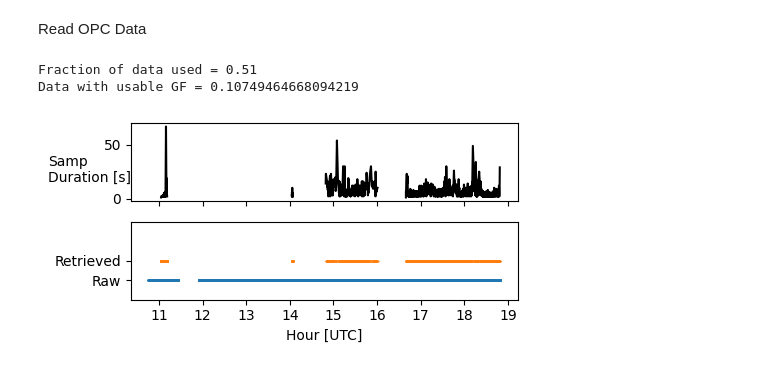
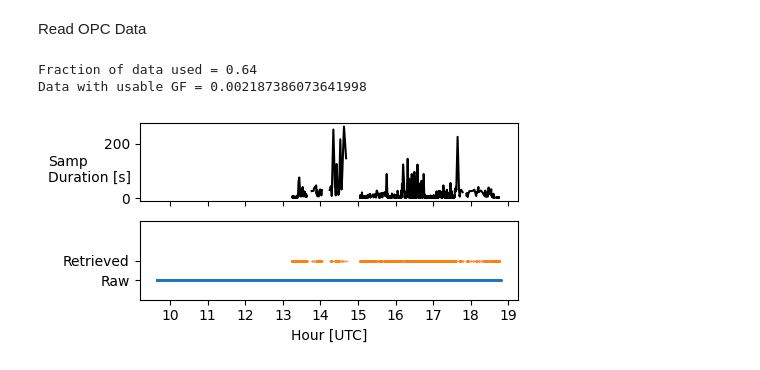
Before and after one commit to csoloff/dash, a Jupyter notebook: opc_process_peak.ipynb, the cells around one changed output. Drawn from its saved outputs; the diff is of its cells as text; code cells hidden in the pictures.

```diff
--- a/opc_process_peak.ipynb
+++ b/opc_process_peak.ipynb
@@ -231,7 +244,7 @@ def crop(df, sems_per):
 # %% [markdown]
 Read OPC Data
 # %%
-def process(path, f_name):
+def process(path, f_name, line_sw=False):
     min_counts = 2.5
     dopc = add_bin_sum(glob_reader('OPC_212', '#YY/MM/DD', subfolder = path))#.dropna(how='any', ignore_index=True)
     hopc = add_bin_sum(glob_reader('OPC_210', '#YY/MM/DD', subfolder = path))#.dropna(how='any', ignore_index=True)
@@ -242,7 +255,8 @@ def process(path, f_name):
     merged = pd.merge_asof(merged, dash, on='dt', direction = 'nearest', tolerance=timedelta(seconds=1))
     merged = pd.merge_asof(merged, sems, on='dt', direction = 'nearest', tolerance=timedelta(seconds=1))
 
-    merged = crop(merged, sems_per).reset_index().drop(columns=['index'])
+    if line_sw:
+        merged = crop(merged, sems_per).reset_index().drop(columns=['index'])
     merged = crop(merged, ft).reset_index().drop(columns=['index']).dropna(how='any', ignore_index=True)
 
     merged_diff = merged[['dt', 'UpSt_Dia', 'HM_RH']].diff()
@@ -367,19 +381,25 @@ def process(path, f_name):
     output = output[output['UpSt_Dia_Sdev']==0]
     output = output.drop(columns=['UpSt_Dia_Sdev'])
 
-    output = output[output[dopc_labels].astype('float').idxmax(axis=1) != 'DO_Bin01']
+    d_m_b = output[dopc_labels].astype('float').idxmax(axis=1)
+    output = output[(d_m_b != 'DO_Bin01') & (d_m_b != 'DO_Bin02')]
 
     output = output[output['min_DO_sample_flw'] >= 0]
     output.loc[output['min_HO_sample_flw'] < 0, 'HO_below_cnts'] = 1
 
-    output.loc[output[hopc_labels].astype('float').idxmax(axis=1) != 'HO_Bin01', 'HO_below_cnts'] = 1
+    h_m_b = output[hopc_labels].astype('float').idxmax(axis=1)
+
+    output.loc[(h_m_b != 'HO_Bin01') & (h_m_b != 'HO_Bin02'), 'HO_below_cnts'] = 1
     #output.loc[output['sample_flw']<0, 'HO_below_cnts'] = 1
 
     output['Samp_Num'] = output.reset_index().index+1
     output.to_csv('./processed_opc/DASH_SAMP_PARAM_'+f_name+'.csv', index=None)
 
-    dopc_c = crop(dopc, sems_per).reset_index().drop(columns=['index'])
-    dopc_c = crop(dopc_c, ft).reset_index().drop(columns=['index'])
+    if line_sw:
+        dopc_c = crop(dopc, ft).reset_index().drop(columns=['index'])
+        dopc_c = crop(dopc_c, sems_per).reset_index().drop(columns=['index'])
+    else:
+        dopc_c = crop(dopc, ft).reset_index().drop(columns=['index'])
 
     print('Fraction of data used =', str(round(output['data_points'].sum()/len(dopc_c), 2)))
     print('Data with usable GF =', str(len(output[output['HO_below_cnts']==0])/len(output)))
@@ -418,11 +438,11 @@ def process(path, f_name):
     fig.savefig('./figures/process-'+f_name+'.png')
     return output
 # %%
-date = '2024_06_05'
-sems_per = get_sems_periods(datetime.strptime(date, '%Y_%m_%d'))
+date = '2024_06_07'
+#sems_per = get_sems_periods(datetime.strptime(date, '%Y_%m_%d'))
 ft = get_flight_periods(datetime.strptime(date, '%Y_%m_%d'))
-output = process('./data/DASH-flight-'+date+'/', 'RESAMP_240605')
+output = process('./data/DASH-flight-'+date+'/', 'RESAMP_240607', )
 # %% [output]
-Fraction of data used = 0.51
-Data with usable GF = 0.10749464668094219
+Fraction of data used = 0.64
+Data with usable GF = 0.002187386073641998
-[figure, old version]
+[figure, new version]
```
Also changed, not shown: parts of 1 cell of this notebook, 3 other files.
